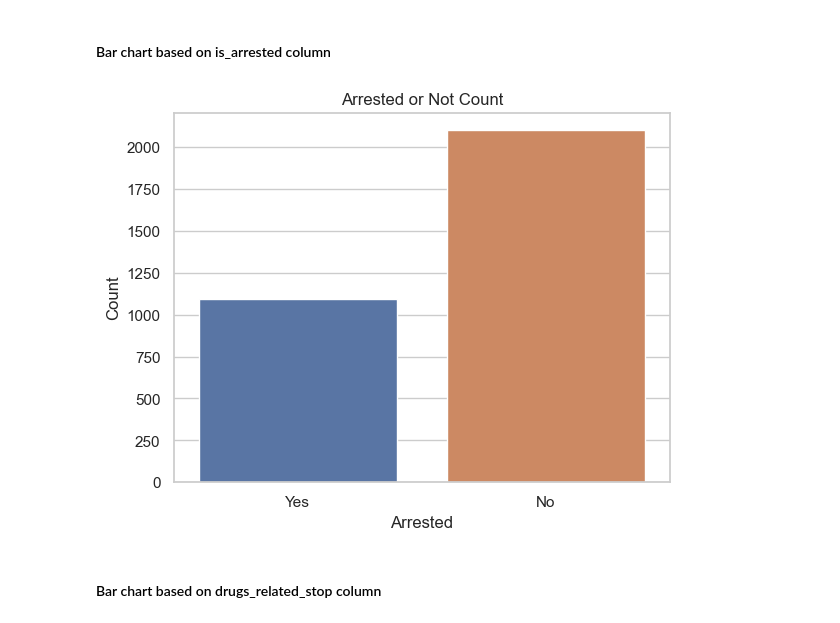
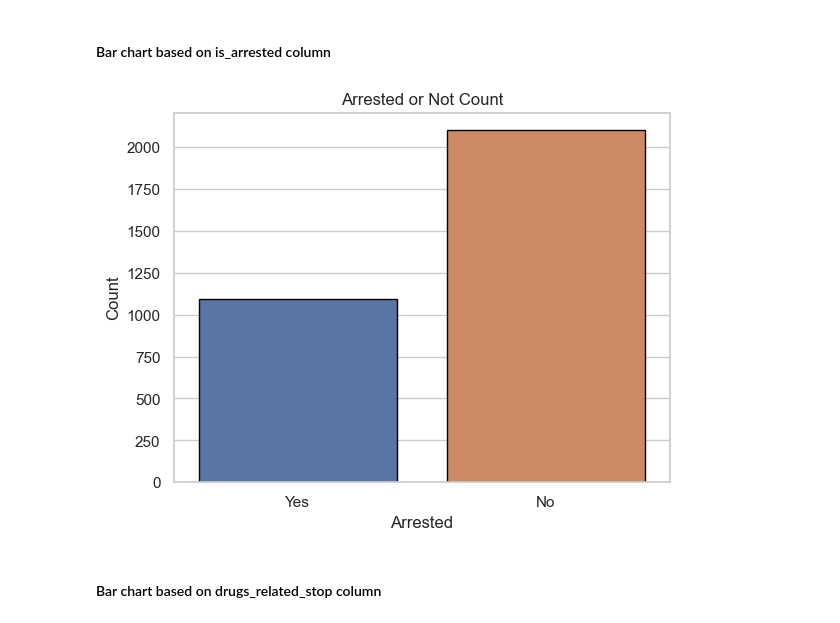
Before and after one commit to HecticBrah/pandas_projects, a Jupyter notebook: jupyter notebooks/police_df_graphs.ipynb, the cells around one changed output. Saved outputs shown, nothing was run; the diff lists cells and outputs as text; code cells hidden in the pictures.

```diff
--- a/jupyter notebooks/police_df_graphs.ipynb
+++ b/jupyter notebooks/police_df_graphs.ipynb
@@ -222,18 +222,18 @@ plt.show()
 # %%
 sns.set(style="whitegrid")  # Optional: Set the style for the plot
 
 # Create a count plot for the 'is_arrested' column
-sns.countplot(x='is_arrested', data=df)
+sns.countplot(x='is_arrested', data=df, edgecolor='black')
 
 # Set labels and title
 plt.xlabel('Arrested')
 plt.ylabel('Count')
 plt.title('Arrested or Not Count')
 
 # Show the plot
 plt.show()
 # %% [output]
-[figure, old version]
+[figure, new version]
 # %% [markdown]
 #### Bar chart based on drugs_related_stop column
 # %%
```
